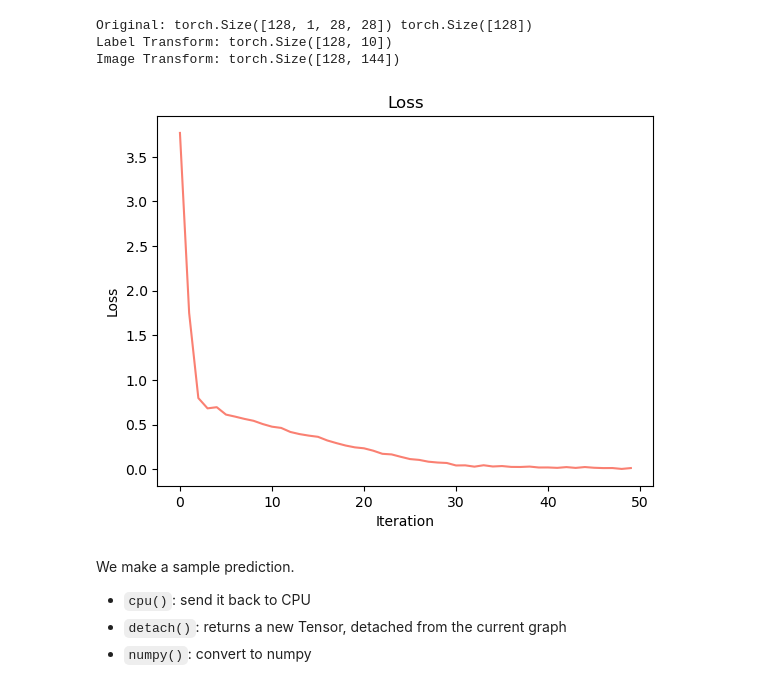
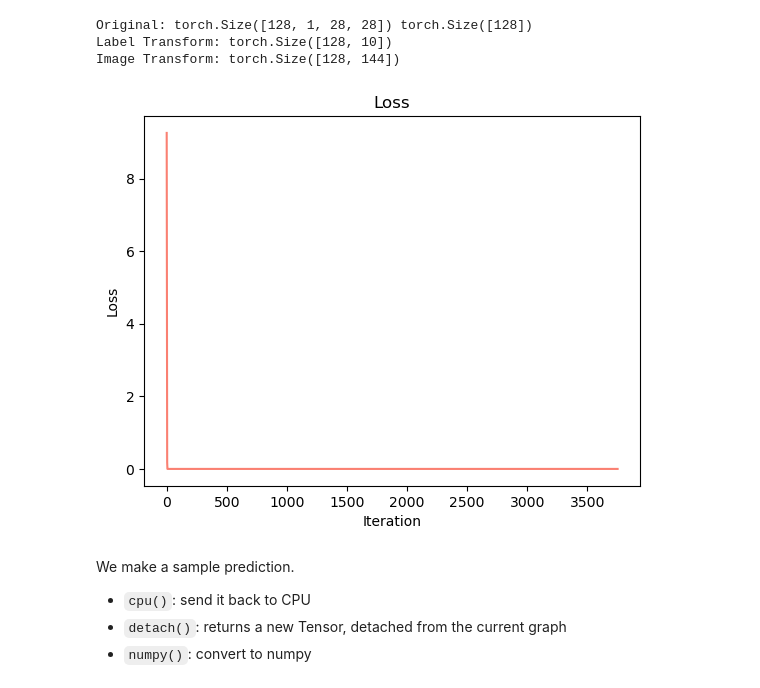
Before and after one commit to fongc123/notes, a Jupyter notebook: src/image processing/hog_mnist_2.ipynb, the cells around one changed output. Saved outputs shown, nothing was run; the diff lists cells and outputs as text; code cells hidden in the pictures.

```diff
--- a/src/image processing/hog_mnist_2.ipynb
+++ b/src/image processing/hog_mnist_2.ipynb
@@ -111,7 +111,7 @@ INPUT_FEATURES = sample_features.shape[0]
 OUTPUT_CLASSES = 10
 
 model = nn.Linear(144, 10).to(device)
-criterion = nn.MultiLabelMarginLoss()
+criterion = nn.CrossEntropyLoss()
 optimizer = torch.optim.Adam(model.parameters(), lr = 0.01)
 # %%
 # initialize data loader
@@ -148,12 +148,12 @@ Image Transform: torch.Size([128, 144])
 # %%
 # train model
 losses = []
-num_epochs = 2
+num_epochs = 8
 for it in range(num_epochs):
     for images, labels in train_loader:
         # apply OneHotEncoder to labels (after reshaping)
         labels = enc.transform(labels.reshape(-1, 1))
-        labels = torch.from_numpy(labels).type(torch.LongTensor).to(device)
+        labels = torch.from_numpy(labels).to(device)
 
         # apply HOG to images and convert to tensors
         features = np.array([ apply_hog(img[0]) for img in images ])
@@ -172,13 +172,13 @@ for it in range(num_epochs):
         optimizer.zero_grad()
 # %%
 # plot loss
-plt.plot(losses[:50], c = "salmon")
+plt.plot(losses, c = "salmon")
 plt.title("Loss")
 plt.xlabel("Iteration")
 plt.ylabel("Loss")
 plt.show()
 # %% [output]
-[figure, old version]
+[figure, new version]
 # %% [markdown]
 We make a sample prediction.
 - `cpu()`: send it back to CPU
```
Also changed, not shown: parts of 4 cells of this notebook, 9 other files.
